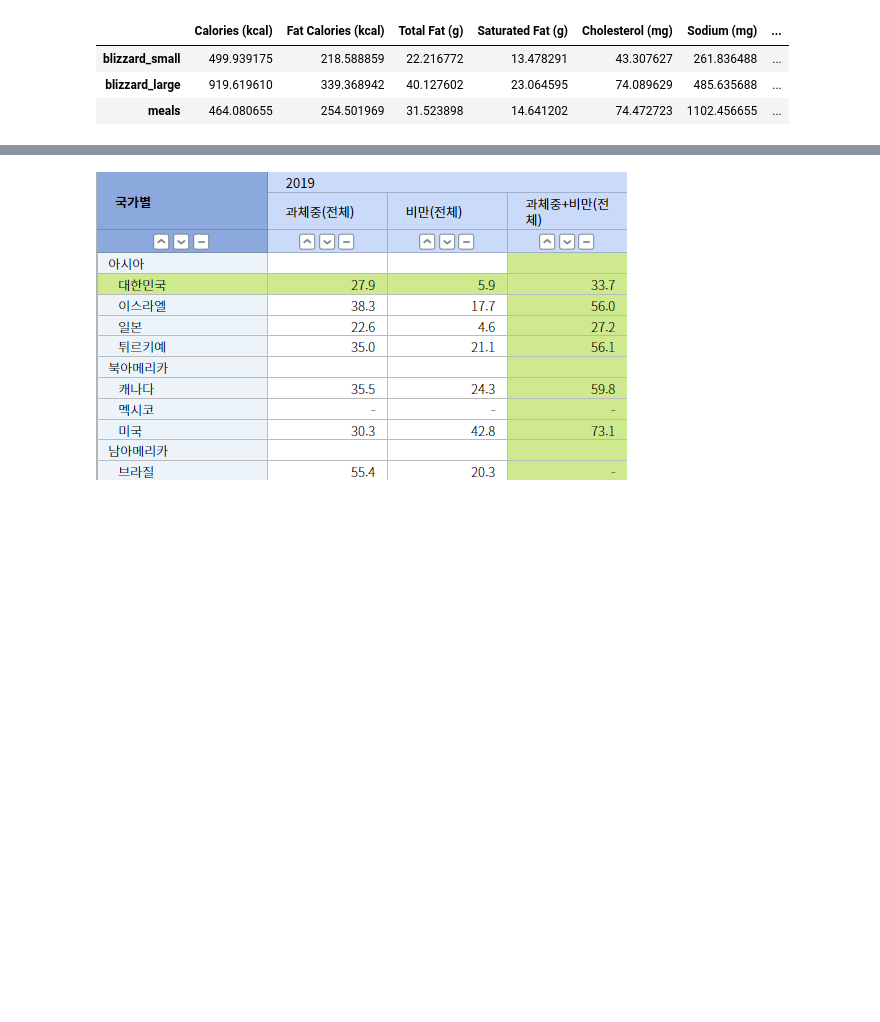
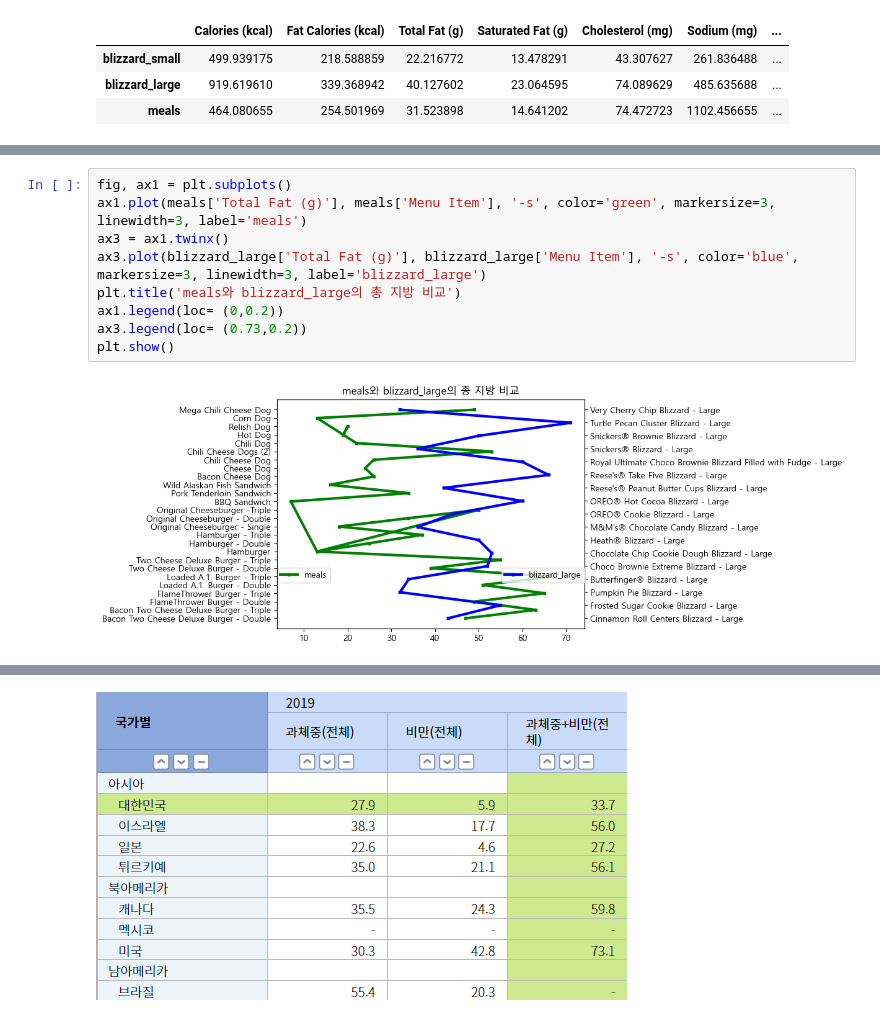
Before and after one commit to ruinsage/DataScience, a Jupyter notebook: 02_ETL/04_Data_analys/02_탐색적분석/Example2/Uncle's 데이터분석 발표(현재봉,양석훈,문성준).ipynb, the cells around one changed output, grey strips where cells are left out. Drawn from its saved outputs; the diff is of its cells as text; blank space fills up the shorter version.

```diff
--- a/02_ETL/04_Data_analys/02_탐색적분석/Example2/Uncle's 데이터분석 발표(현재봉,양석훈,문성준).ipynb
+++ b/02_ETL/04_Data_analys/02_탐색적분석/Example2/Uncle's 데이터분석 발표(현재봉,양석훈,문성준).ipynb
@@ -498,3 +500,14 @@ ax3.legend(loc= (0.37,0.3))
+# %%
+fig, ax1 = plt.subplots()
+ax1.plot(meals['Total Fat (g)'], meals['Menu Item'], '-s', color='green', markersize=3, linewidth=3, label='meals')
+ax3 = ax1.twinx()
+ax3.plot(blizzard_large['Total Fat (g)'], blizzard_large['Menu Item'], '-s', color='blue', markersize=3, linewidth=3, label='blizzard_large')
+plt.title('meals와 blizzard_large의 총 지방 비교')
+ax1.legend(loc= (0,0.2))
+ax3.legend(loc= (0.73,0.2))
+plt.show()
+# %% [output]
+[figure, added]
 # %%
 fig, ax1 = plt.subplots()
 ax1.plot(meals['Carbohydrates (g)'], meals['Menu Item'], '-s', color='green', markersize=3, linewidth=3, label='meals')
```
Also changed, not shown: parts of 10 cells of this notebook, 21 other files.
